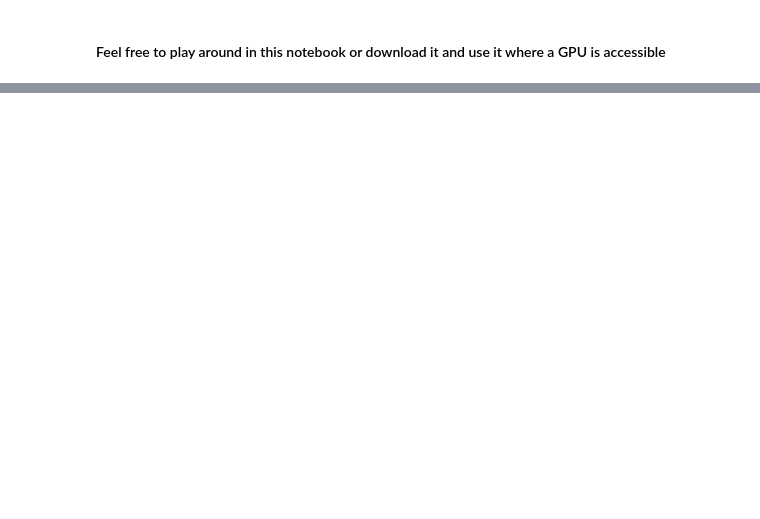
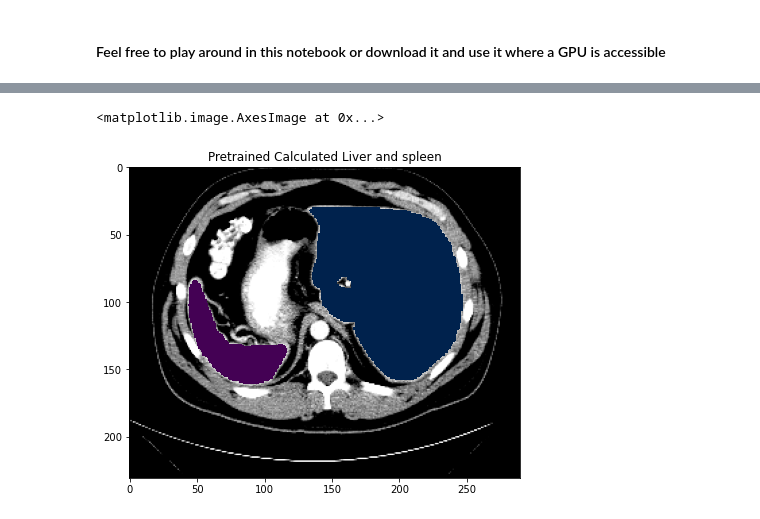
Before and after one commit to bkopchick/MonaiTesting, a Jupyter notebook: SpleenSeg_Pretrained.ipynb, the cells around one changed output, grey strips where cells are left out. Saved outputs shown, nothing was run; the diff lists cells and outputs as text; code cells hidden in the pictures; blank space fills up the shorter version.

```diff
--- a/SpleenSeg_Pretrained.ipynb
+++ b/SpleenSeg_Pretrained.ipynb
@@ -463,0 +480,10 @@ plt.imshow(np.rot90(test_outputs[0].cpu().numpy()[1][:,:,200]), cmap='cividis',
+# %%
+device = torch.device("cuda:0" if torch.cuda.is_available() else "cpu")
+
+print("using a pretrained model.")
+unet_model = load_from_mmar(
+    mmarliver, mmar_dir=root_dir,
+    map_location=device,
+    pretrained=True)
+model = unet_model
+model = model.to(device)
@@ -463,0 +502,28 @@ plt.imshow(np.rot90(test_outputs[0].cpu().numpy()[1][:,:,200]), cmap='cividis',
+# %%
+post_pred = Compose([EnsureType(), AsDiscrete(argmax=True, to_onehot=True, n_classes=3)])
+post_label = Compose([EnsureType(), AsDiscrete(to_onehot=True, n_classes=2)])
+model.eval()
+with torch.no_grad():
+    for data in DataLoader(test_ds, batch_size=1, num_workers=2):
+        test_inputs, test_labels = (
+                        data["image"].to(device),
+                        data["label"].to(device),
+                    )
+        roi_size = (160, 160, 160)
+        sw_batch_size = 4
+        test_outputs = sliding_window_inference(
+            test_inputs, roi_size, sw_batch_size, model, overlap=0.5)
+        test_outputsliv = [post_pred(i) for i in decollate_batch(test_outputs)] # Decollate our results
+        test_labelsliv = [post_label(i) for i in decollate_batch(test_labels)]
+# %%
+sliceval = 215
+maskedliv = np.ma.masked_where(test_outputsliv[0].cpu().numpy()[1][:,:,sliceval] == 0, test_outputsliv[0].cpu().numpy()[1][:,:,sliceval])
+maskedspleen = np.ma.masked_where(test_outputs[0].cpu().numpy()[1][:,:,sliceval] == 0, test_outputs[0].cpu().numpy()[1][:,:,sliceval])
+fig = plt.figure(frameon=False, figsize=(7,7))
+plt.title('Pretrained Calculated Liver and spleen')
+plt.imshow(np.rot90(test_ds[0]['image'][0][:,:,sliceval]), cmap='Greys_r')
+plt.imshow(np.rot90(maskedliv), cmap='cividis', alpha=1.0)
+plt.imshow(np.rot90(maskedspleen), cmap='viridis', alpha=1.0)
+# %% [output]
+<matplotlib.image.AxesImage at 0x...>
+[figure, added]
```
Also changed, not shown: parts of 7 cells of this notebook.
